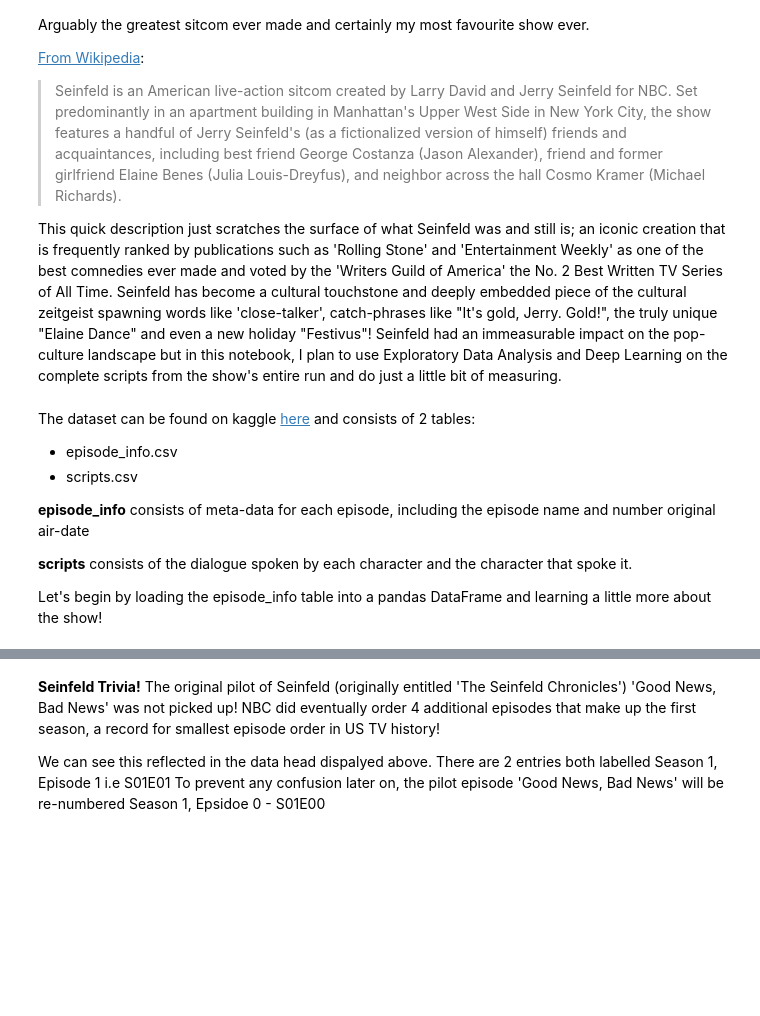
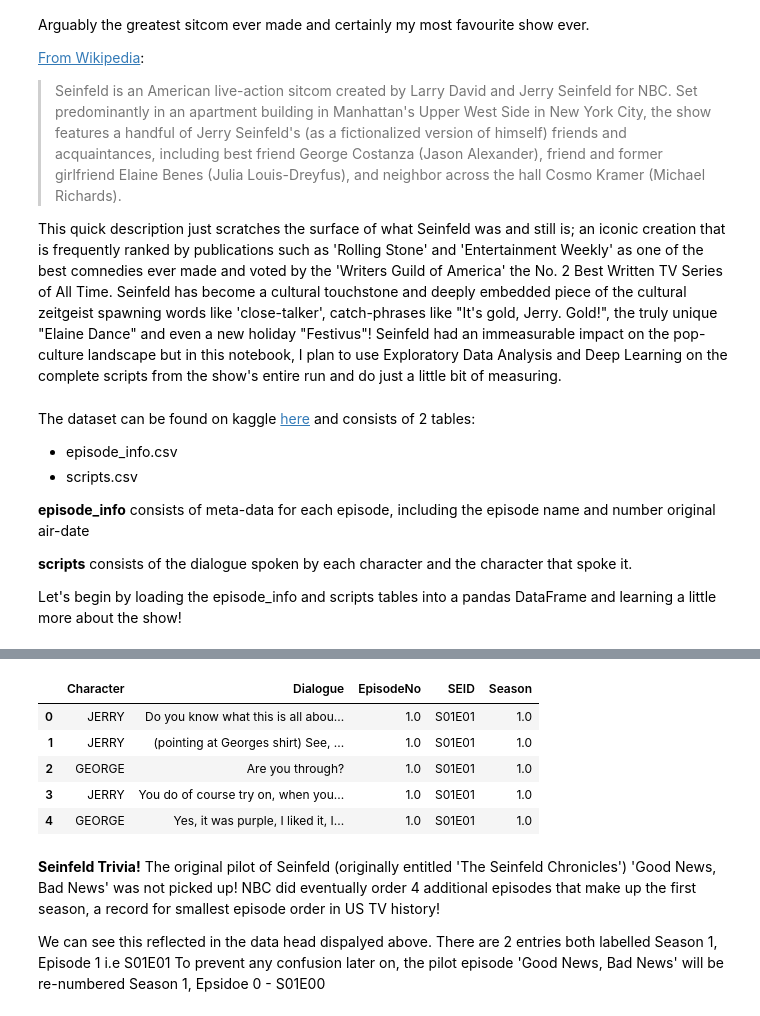
Before and after one commit to ktzioumis/The-Seinfeld, a Jupyter notebook: student.ipynb, the cells around one changed output, grey strips where cells are left out. Cells and saved outputs as stored; diff of their text form; code cells hidden in the pictures; blank space fills up the shorter version.

```diff
--- a/student.ipynb
+++ b/student.ipynb
@@ -24,7 +24,7 @@ The dataset can be found on kaggle [here](https://www.kaggle.com/thec03u5/seinfe
 
 <b>scripts</b> consists of the dialogue spoken by each character and the character that spoke it.
 
-Let's begin by loading the episode_info table into a pandas DataFrame and learning a little more about the show!
+Let's begin by loading the episode_info and scripts tables into a pandas DataFrame and learning a little more about the show!
 # %%
 import pandas as pd
 import matplotlib.pyplot as plt
@@ -38,6 +38,16 @@ episodes.head()
 | 2 | 1.0 | 2.0 | The Robbery | June 7, 1990 | Matt Goldman | Tom Cherones | S01E02 |
 | 3 | 1.0 | 3.0 | Male Unbonding | June 14, 1990 | Larry David, Jerry Seinfeld | Tom Cherones | S01E03 |
 | 4 | 1.0 | 4.0 | The Stock Tip | June 21, 1990 | Larry David, Jerry Seinfeld | Tom Cherones | S01E04 |
+# %%
+scripts=pd.read_csv('scripts.csv',index_col='Unnamed: 0')
+scripts.head()
+# %% [output]
+|  | Character | Dialogue | EpisodeNo | SEID | Season |
+| 0 | JERRY | Do you know what this is all abou... | 1.0 | S01E01 | 1.0 |
+| 1 | JERRY | (pointing at Georges shirt) See, ... | 1.0 | S01E01 | 1.0 |
+| 2 | GEORGE | Are you through? | 1.0 | S01E01 | 1.0 |
+| 3 | JERRY | You do of course try on, when you... | 1.0 | S01E01 | 1.0 |
+| 4 | GEORGE | Yes, it was purple, I liked it, I... | 1.0 | S01E01 | 1.0 |
 # %% [markdown]
 <b>Seinfeld Trivia!</b>
 The original pilot of Seinfeld (originally entitled 'The Seinfeld Chronicles') 'Good News, Bad News' was not picked up! NBC did eventually order 4 additional episodes that make up the first season, a record for smallest episode order in US TV history!
```
Also changed, not shown: parts of 15 cells of this notebook.
